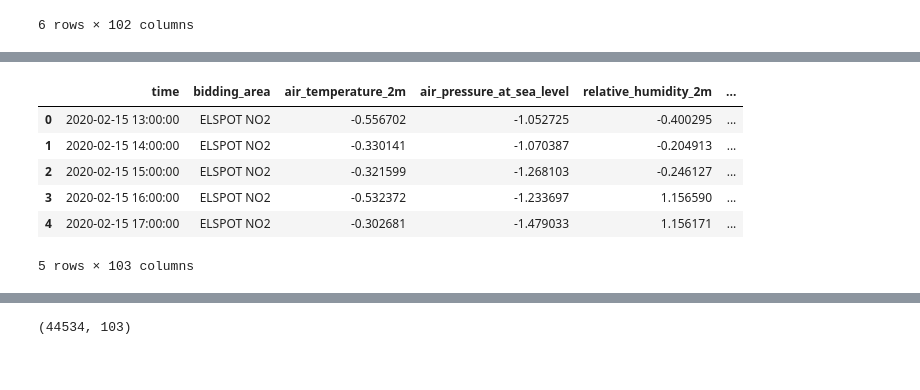
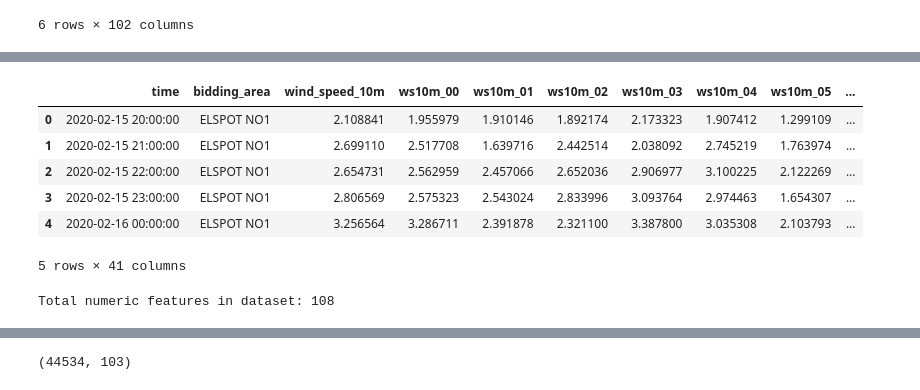
Before and after one commit to Bogdan121849/Wind_AI, a Jupyter notebook: WindAi/data_exploration_notebooks/deep_learning_region.ipynb, the cells around one changed output, grey strips where cells are left out. Saved outputs shown, nothing was run; the diff lists cells and outputs as text; code cells hidden in the pictures.

```diff
--- a/WindAi/data_exploration_notebooks/deep_learning_region.ipynb
+++ b/WindAi/data_exploration_notebooks/deep_learning_region.ipynb
@@ -150,11 +152,11 @@ region_df1.shape
 # %%
-region_df2 = pd.read_parquet("/home2/s5549329/windAI_rug/WindAi/deep_learning/created_datasets/scaled_features_power_MW_ELSPOT NO2.parquet")
+region_df2 = pd.read_parquet("/home2/s5549329/windAI_rug/WindAi/deep_learning/created_datasets/scaled_features_power_MW_ELSPOT NO1.parquet")
 region_df2.head(5)
 # %% [output]
-|  | time | bidding_area | air_temperature_2m | air_pressure_at_sea_level | relative_humidity_2m | ... |
-| 0 | 2020-02-15 13:00:00 | ELSPOT NO2 | -0.556702 | -1.052725 | -0.400295 | ... |
-| 1 | 2020-02-15 14:00:00 | ELSPOT NO2 | -0.330141 | -1.070387 | -0.204913 | ... |
-| 2 | 2020-02-15 15:00:00 | ELSPOT NO2 | -0.321599 | -1.268103 | -0.246127 | ... |
-| 3 | 2020-02-15 16:00:00 | ELSPOT NO2 | -0.532372 | -1.233697 | 1.156590 | ... |
-| 4 | 2020-02-15 17:00:00 | ELSPOT NO2 | -0.302681 | -1.479033 | 1.156171 | ... |
+|  | time | bidding_area | wind_speed_10m | ws10m_00 | ws10m_01 | ws10m_02 | ws10m_03 | ws10m_04 | ws10m_05 | ... |
+| 0 | 2020-02-15 20:00:00 | ELSPOT NO1 | 2.108841 | 1.955979 | 1.910146 | 1.892174 | 2.173323 | 1.907412 | 1.299109 | ... |
+| 1 | 2020-02-15 21:00:00 | ELSPOT NO1 | 2.699110 | 2.517708 | 1.639716 | 2.442514 | 2.038092 | 2.745219 | 1.763974 | ... |
+| 2 | 2020-02-15 22:00:00 | ELSPOT NO1 | 2.654731 | 2.562959 | 2.457066 | 2.652036 | 2.906977 | 3.100225 | 2.122269 | ... |
+| 3 | 2020-02-15 23:00:00 | ELSPOT NO1 | 2.806569 | 2.575323 | 2.543024 | 2.833996 | 3.093764 | 2.974463 | 1.654307 | ... |
+| 4 | 2020-02-16 00:00:00 | ELSPOT NO1 | 3.256564 | 3.286711 | 2.391878 | 2.321100 | 3.387800 | 3.035308 | 2.103793 | ... |
-5 rows × 103 columns
+5 rows × 41 columns
@@ -160,0 +165,4 @@ region_df2.head(5)
+# %%
+print(f"Total numeric features in dataset: {region_df2.select_dtypes(include=np.number).shape[1]}")
+# %% [output]
+Total numeric features in dataset: 108
```
Also changed, not shown: parts of 6 cells of this notebook, 16 other files.
